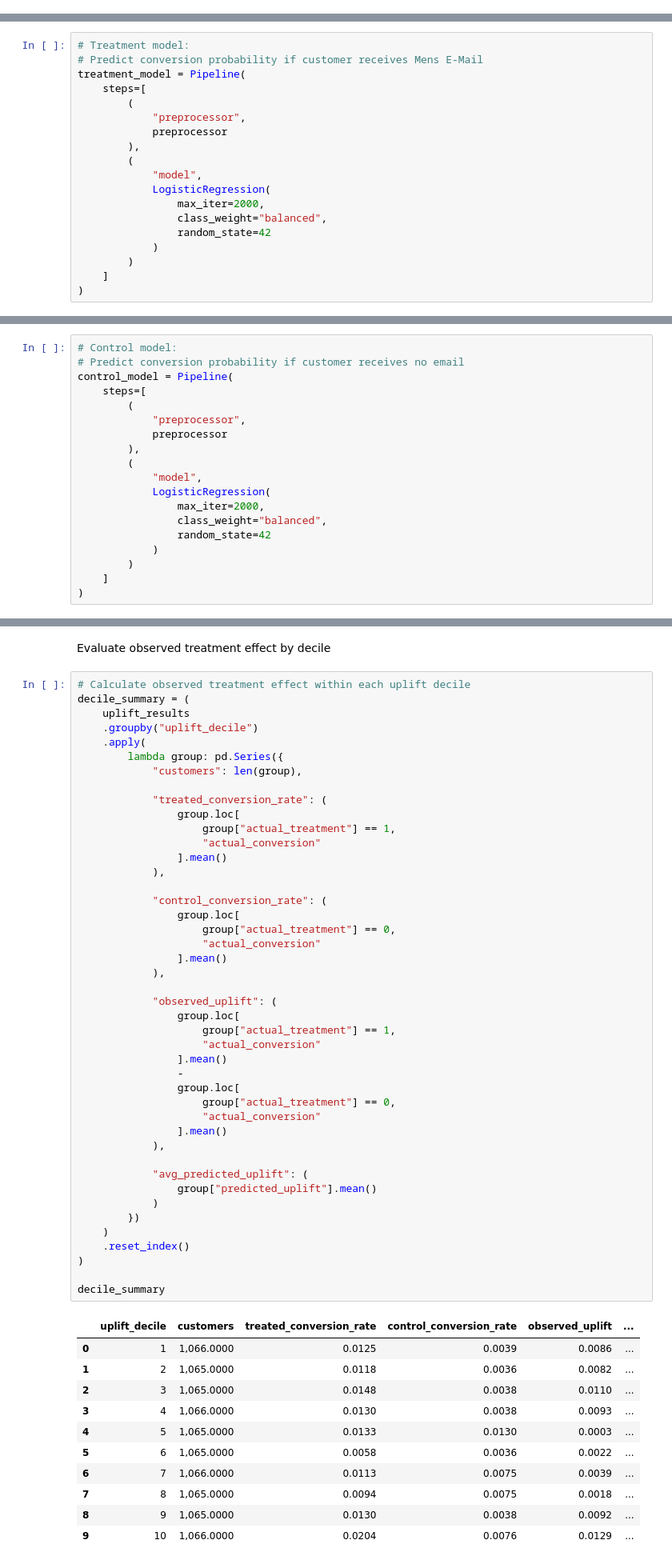
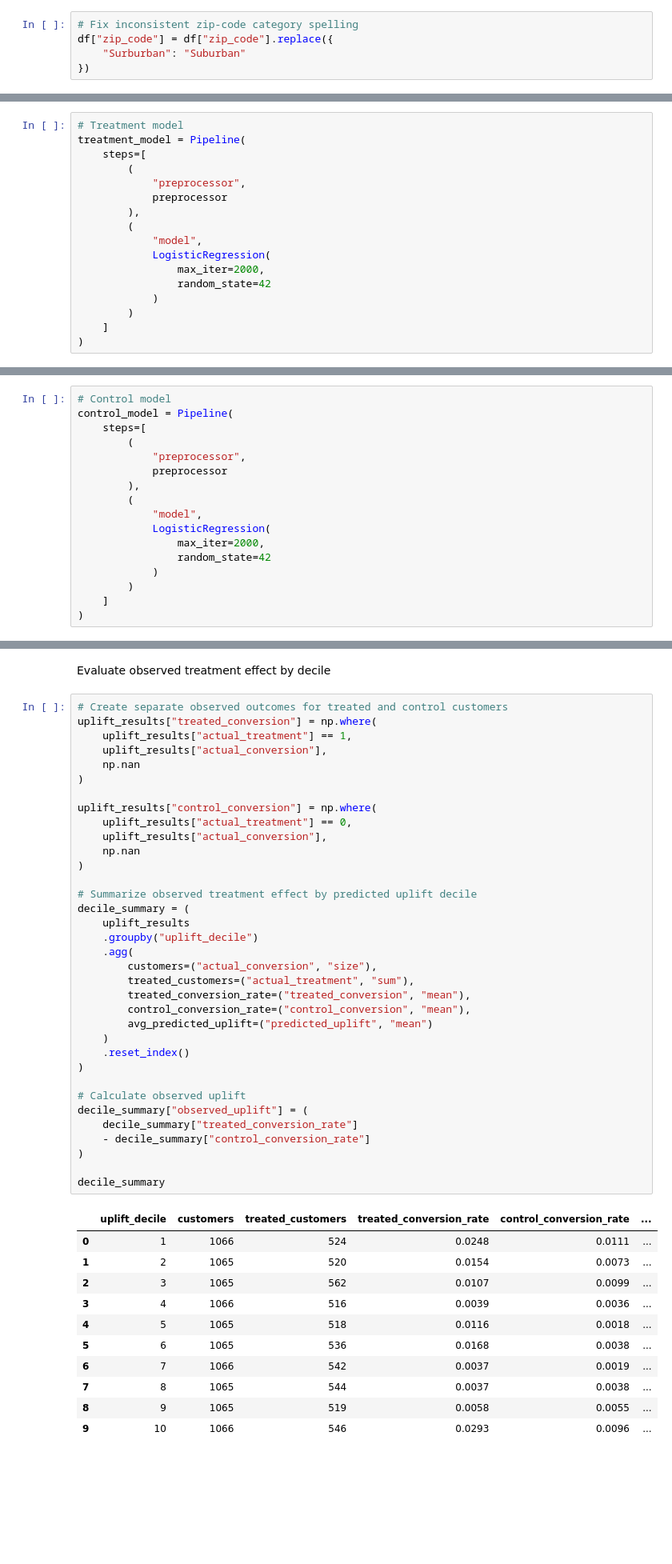
Before and after one commit to Phiziics/Product_ml, a Jupyter notebook: ab_testing/hillstrom-ab-testing/notebooks/03_uplift_modeling.ipynb, the cells around one changed output, grey strips where cells are left out. Shown at 80% size. Saved outputs shown, nothing was run; the diff lists cells and outputs as text; blank space fills up the shorter version.

```diff
--- a/ab_testing/hillstrom-ab-testing/notebooks/03_uplift_modeling.ipynb
+++ b/ab_testing/hillstrom-ab-testing/notebooks/03_uplift_modeling.ipynb
@@ -79,3 +79,8 @@ df.head()
 | 2 | 7 | 2) $100 - $200 | 180.6500 | 0 | 1 | Surburban | 1 | Web | Womens E-Mail | 0 | ... |
 | 3 | 9 | 5) $500 - $750 | 675.8300 | 1 | 0 | Rural | 1 | Web | Mens E-Mail | 0 | ... |
 | 4 | 2 | 1) $0 - $100 | 45.3400 | 1 | 0 | Urban | 0 | Web | Womens E-Mail | 0 | ... |
+# %%
+# Fix inconsistent zip-code category spelling
+df["zip_code"] = df["zip_code"].replace({
+    "Surburban": "Suburban"
+})
@@ -390,8 +357,7 @@ Control training rows: 15979
 # %% [markdown]
 #### Create treatment model
 # %%
-# Treatment model:
-# Predict conversion probability if customer receives Mens E-Mail
+# Treatment model
 treatment_model = Pipeline(
     steps=[
         (
@@ -402,7 +368,6 @@ treatment_model = Pipeline(
             "model",
             LogisticRegression(
                 max_iter=2000,
-                class_weight="balanced",
                 random_state=42
             )
         )
@@ -411,8 +376,7 @@ treatment_model = Pipeline(
 # %% [markdown]
 #### Create control model
 # %%
-# Control model:
-# Predict conversion probability if customer receives no email
+# Control model
 control_model = Pipeline(
     steps=[
         (
@@ -423,7 +387,6 @@ control_model = Pipeline(
             "model",
             LogisticRegression(
                 max_iter=2000,
-                class_weight="balanced",
                 random_state=42
             )
         )
@@ -608,61 +681,52 @@ uplift_results.head()
 # %% [markdown]
 Evaluate observed treatment effect by decile
 # %%
-# Calculate observed treatment effect within each uplift decile
+# Create separate observed outcomes for treated and control customers
+uplift_results["treated_conversion"] = np.where(
+    uplift_results["actual_treatment"] == 1,
+    uplift_results["actual_conversion"],
+    np.nan
+)
+
+uplift_results["control_conversion"] = np.where(
+    uplift_results["actual_treatment"] == 0,
+    uplift_results["actual_conversion"],
+    np.nan
+)
+
+# Summarize observed treatment effect by predicted uplift decile
 decile_summary = (
     uplift_results
     .groupby("uplift_decile")
-    .apply(
-        lambda group: pd.Series({
-            "customers": len(group),
-
-            "treated_conversion_rate": (
-                group.loc[
-                    group["actual_treatment"] == 1,
-                    "actual_conversion"
-                ].mean()
-            ),
-
-            "control_conversion_rate": (
-                group.loc[
-                    group["actual_treatment"] == 0,
-                    "actual_conversion"
-                ].mean()
-            ),
-
-            "observed_uplift": (
-                group.loc[
-                    group["actual_treatment"] == 1,
-                    "actual_conversion"
-                ].mean()
-                -
-                group.loc[
-                    group["actual_treatment"] == 0,
-                    "actual_conversion"
-                ].mean()
-            ),
-
-            "avg_predicted_uplift": (
-                group["predicted_uplift"].mean()
-            )
-        })
+    .agg(
+        customers=("actual_conversion", "size"),
+        treated_customers=("actual_treatment", "sum"),
+        treated_conversion_rate=("treated_conversion", "mean"),
+        control_conversion_rate=("control_conversion", "mean"),
+        avg_predicted_uplift=("predicted_uplift", "mean")
     )
     .reset_index()
 )
 
+# Calculate observed uplift
+decile_summary["observed_uplift"] = (
+    decile_summary["treated_conversion_rate"]
+    - decile_summary["control_conversion_rate"]
+)
+
 decile_summary
 # %% [output]
-|  | uplift_decile | customers | treated_conversion_rate | control_conversion_rate | observed_uplift | ... |
-| 0 | 1 | 1,066.0000 | 0.0125 | 0.0039 | 0.0086 | ... |
-| 1 | 2 | 1,065.0000 | 0.0118 | 0.0036 | 0.0082 | ... |
-| 2 | 3 | 1,065.0000 | 0.0148 | 0.0038 | 0.0110 | ... |
-| 3 | 4 | 1,066.0000 | 0.0130 | 0.0038 | 0.0093 | ... |
-| 4 | 5 | 1,065.0000 | 0.0133 | 0.0130 | 0.0003 | ... |
-| 5 | 6 | 1,065.0000 | 0.0058 | 0.0036 | 0.0022 | ... |
-| 6 | 7 | 1,066.0000 | 0.0113 | 0.0075 | 0.0039 | ... |
-| 7 | 8 | 1,065.0000 | 0.0094 | 0.0075 | 0.0018 | ... |
-| 8 | 9 | 1,065.0000 | 0.0130 | 0.0038 | 0.0092 | ... |
-| 9 | 10 | 1,066.0000 | 0.0204 | 0.0076 | 0.0129 | ... |
+|  | uplift_decile | customers | treated_customers | treated_conversion_rate | control_conversion_rate | ... |
+| 0 | 1 | 1066 | 524 | 0.0248 | 0.0111 | ... |
+| 1 | 2 | 1065 | 520 | 0.0154 | 0.0073 | ... |
+| 2 | 3 | 1065 | 562 | 0.0107 | 0.0099 | ... |
+| 3 | 4 | 1066 | 516 | 0.0039 | 0.0036 | ... |
+| 4 | 5 | 1065 | 518 | 0.0116 | 0.0018 | ... |
+| 5 | 6 | 1065 | 536 | 0.0168 | 0.0038 | ... |
+| 6 | 7 | 1066 | 542 | 0.0037 | 0.0019 | ... |
+| 7 | 8 | 1065 | 544 | 0.0037 | 0.0038 | ... |
+| 8 | 9 | 1065 | 519 | 0.0058 | 0.0055 | ... |
+| 9 | 10 | 1066 | 546 | 0.0293 | 0.0096 | ... |
 # %% [markdown]
 Visualize observed uplift by decile
 # %%
```
Also changed, not shown: parts of 48 cells of this notebook, 1 other file.
